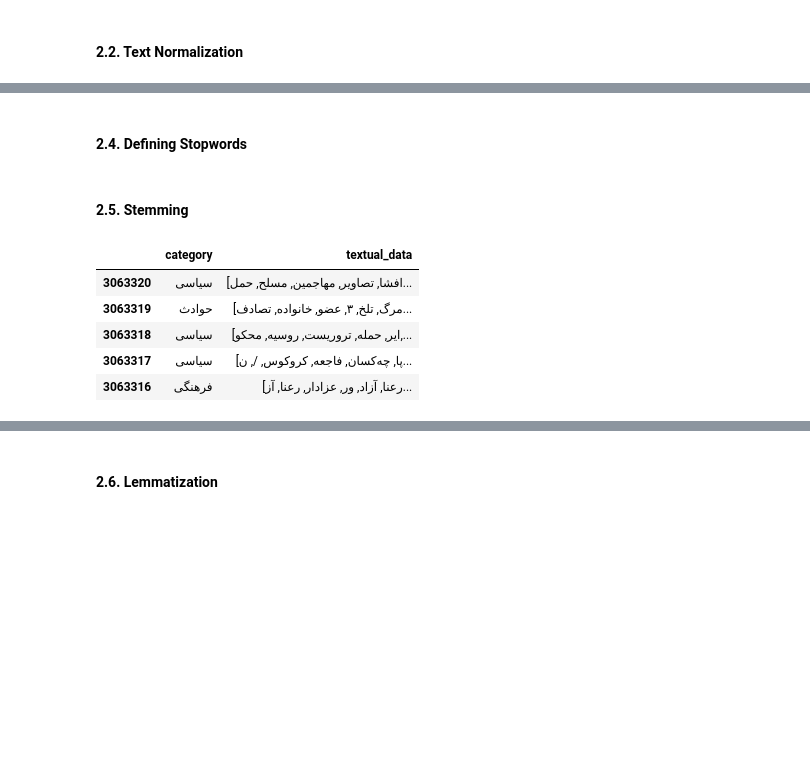
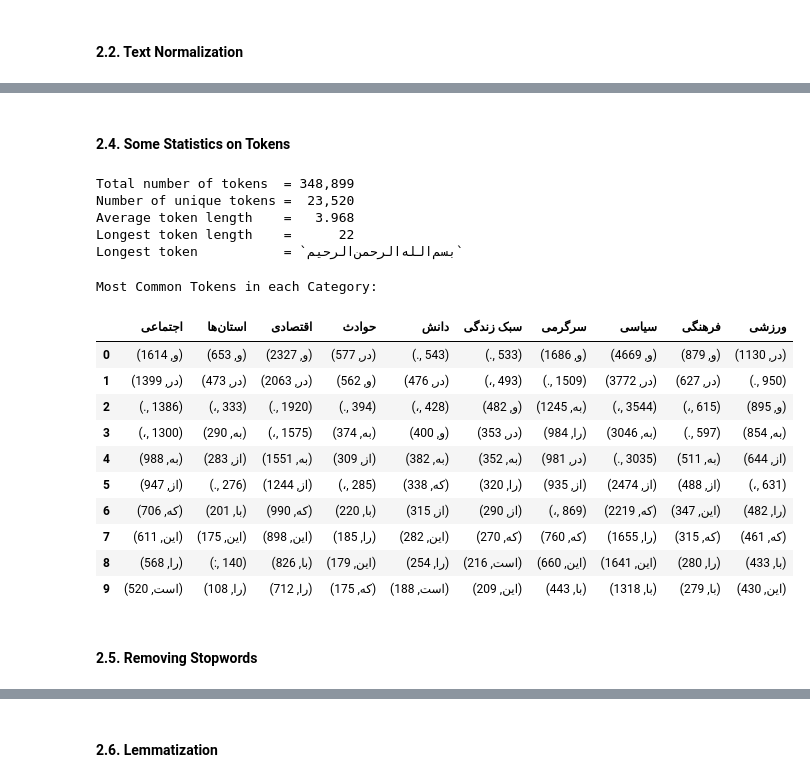
Before and after one commit to alibababeig/NLP-HW1, a Jupyter notebook: NLP-HW1.ipynb, the cells around one changed output, grey strips where cells are left out. Drawn from its saved outputs; the diff is of its cells as text; code cells hidden in the pictures; blank space fills up the shorter version.

Commit message:
a lot of refactoring + added nltk.FreqDist and yake.KeywordExtractor

```diff
--- a/NLP-HW1.ipynb
+++ b/NLP-HW1.ipynb
@@ -134,0 +144,7 @@ display(df.head())
+# %%
+# Merging all token for each category (Bag-of-Words)
+grouped_df = df.groupby('category').agg(lambda x: x.tolist())
+grouped_df['textual_data'] = grouped_df['textual_data'].apply(
+    lambda list_: [item for sublist in list_ for item in sublist])
+grouped_df = grouped_df.T
+display(grouped_df)
@@ -135,2 +154,50 @@ display(df.head())
+# %% [markdown]
+#### 2.4. Some Statistics on Tokens
+# %%
+import numpy as np
+
+all_tokens = df['textual_data'].explode().tolist()
+
+n_tokens = len(all_tokens)
+print(f'Total number of tokens  = {n_tokens:7,}')
+
+n_unique_tokens = len(set(all_tokens))
+print(f'Number of unique tokens = {n_unique_tokens:7,}')
+
+token_lens = [len(t) for t in all_tokens]
+avg_token_len = np.mean(token_lens)
+print(f'Average token length    = {avg_token_len:7.3f}')
+
+longest_token = all_tokens[np.argmax(token_lens)]
+print(f'Longest token length    = {len(longest_token):7}')
+print(f'Longest token           = `{longest_token}`')
+# %% [output]
+Total number of tokens  = 348,899
+Number of unique tokens =  23,520
+Average token length    =   3.968
+Longest token length    =      22
+Longest token           = `بسم‌الله‌الرحمن‌الرحیم`
+# %%
+from nltk import FreqDist
+
+commons_df = pd.DataFrame({
+    col: FreqDist(grouped_df[col].tolist()[0]).most_common(10)
+    for col in grouped_df.columns
+})
+print('\nMost Common Tokens in each Category:')
+display(commons_df)
+# %% [output]
+Most Common Tokens in each Category:
+|  | اجتماعی | استان‌ها | اقتصادی | حوادث | دانش | سبک زندگی | سرگرمی | سیاسی | فرهنگی | ورزشی |
+| 0 | (و, 1614) | (و, 653) | (و, 2327) | (در, 577) | (., 543) | (., 533) | (و, 1686) | (و, 4669) | (و, 879) | (در, 1130) |
+| 1 | (در, 1399) | (در, 473) | (در, 2063) | (و, 562) | (در, 476) | (،, 493) | (., 1509) | (در, 3772) | (در, 627) | (., 950) |
+| 2 | (., 1386) | (،, 333) | (., 1920) | (., 394) | (،, 428) | (و, 482) | (به, 1245) | (،, 3544) | (،, 615) | (و, 895) |
+| 3 | (،, 1300) | (به, 290) | (،, 1575) | (به, 374) | (و, 400) | (در, 353) | (را, 984) | (به, 3046) | (., 597) | (به, 854) |
+| 4 | (به, 988) | (از, 283) | (به, 1551) | (از, 309) | (به, 382) | (به, 352) | (در, 981) | (., 3035) | (به, 511) | (از, 644) |
+| 5 | (از, 947) | (., 276) | (از, 1244) | (،, 285) | (که, 338) | (را, 320) | (از, 935) | (از, 2474) | (از, 488) | (،, 631) |
+| 6 | (که, 706) | (با, 201) | (که, 990) | (با, 220) | (از, 315) | (از, 290) | (،, 869) | (که, 2219) | (این, 347) | (را, 482) |
+| 7 | (این, 611) | (این, 175) | (این, 898) | (را, 185) | (این, 282) | (که, 270) | (که, 760) | (را, 1655) | (که, 315) | (که, 461) |
+| 8 | (را, 568) | (:, 140) | (با, 826) | (این, 179) | (را, 254) | (است, 216) | (این, 660) | (این, 1641) | (را, 280) | (با, 433) |
+| 9 | (است, 520) | (را, 108) | (را, 712) | (که, 175) | (است, 188) | (این, 209) | (با, 443) | (با, 1318) | (با, 279) | (این, 430) |
 # %% [markdown]
-#### 2.4. Defining Stopwords
+#### 2.5. Removing Stopwords
@@ -154,18 +203,0 @@ stopwords = set(stopwords_list() + punctuations)
-# %% [markdown]
-#### 2.5. Stemming
-# %%
-from hazm import Stemmer
-
-
-stemmer = Stemmer()
-df['textual_data'] = df['textual_data'].apply(
-    lambda row: [stemmer.stem(token) for token in row
-                 if token not in stopwords])
-display(df.head())
-# %% [output]
-|  | category | textual_data |
-| 3063320 | سیاسی | [افشا, تصاویر, مهاجمین, مسلح, حمل... |
-| 3063319 | حوادث | [مرگ, تلخ, ۳, عضو, خانواده, تصادف... |
-| 3063318 | سیاسی | [ایر, حمله, تروریست, روسیه, محکو,... |
-| 3063317 | سیاسی | [پا, چه‌کسان, فاجعه, کروکوس, /, ن... |
-| 3063316 | فرهنگی | [رعنا, آزاد, ور, عزادار, رعنا, آز... |
```
Also changed, not shown: parts of 18 cells of this notebook.
